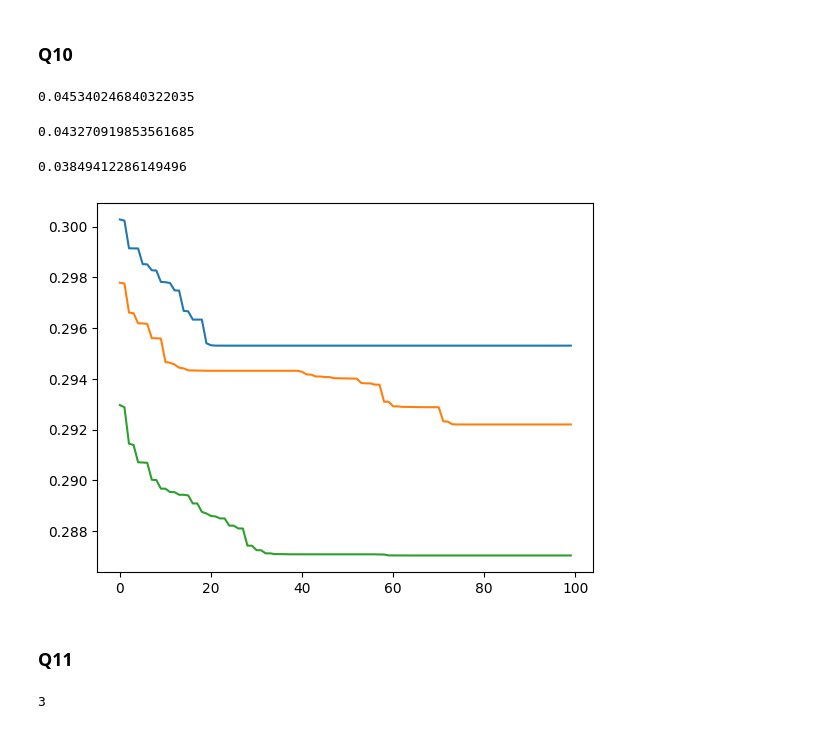
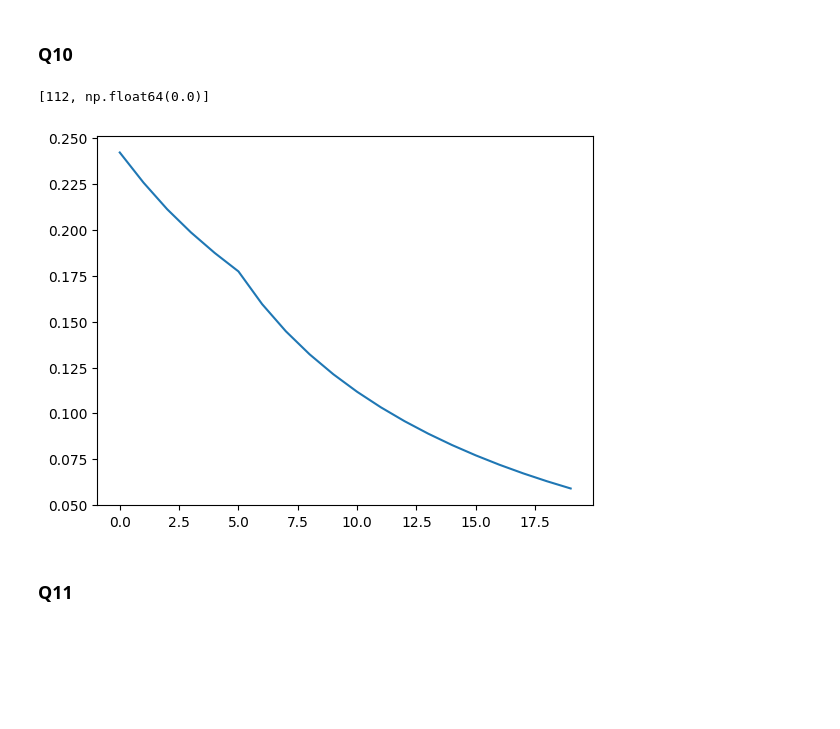
Before and after one commit to matthieuneau/l-bgfs, a Jupyter notebook: tp.ipynb, the cells around one changed output. Saved outputs shown, nothing was run; the diff lists cells and outputs as text; code cells hidden in the pictures; blank space fills up the shorter version.

```diff
--- a/tp.ipynb
+++ b/tp.ipynb
@@ -266,8 +229,8 @@ for _ in range(20):
 ### Q7
 # %%
 def bfgs(x0: np.ndarray, H0: np.ndarray, t0: float, c_armijo: float, c_curvature: float, n_iter: int):
-    x = x0
-    H = H0
+    x = x0.copy()
+    H = H0.copy()
     g = grad_loss(x)
     loss_history = []
 
@@ -276,7 +239,6 @@ def bfgs(x0: np.ndarray, H0: np.ndarray, t0: float, c_armijo: float, c_curvature
         t = t0
         x_new = x + t * p
         g_new = grad_loss(x_new)
-        count = 0
 
         while (loss(x + t*p) > loss(x) + c_armijo * t * np.dot(g, p)):
             t *= 0.5
@@ -298,7 +260,7 @@ def bfgs(x0: np.ndarray, H0: np.ndarray, t0: float, c_armijo: float, c_curvature
     return x, loss_history
 # %%
 for _ in range(5):
-    x0 = np.random.rand(n_features)/n_features
+    x0 = np.zeros(n_features)
     H0 = np.eye(n_features)
     t0 = 1
     c_armijo = 0.01
@@ -342,7 +306,7 @@ def stochastic_bfgs(x0: np.ndarray, H0: np.ndarray, t0: float, c_armijo: float,
     return x, loss_history
 # %%
 for _ in range(5):
-    x0 = np.random.randn(n_features)/n_features
+    x0 = np.zeros(n_features)
     H0 = np.eye(n_features)
     t0 = 1
     n_iter = 100
@@ -369,8 +335,8 @@ The update of $H$ at each iteration represents $d$ updates of $d$-dimensional ve
 ### Q10
 # %%
 def regularized_bfgs(x0: np.ndarray, H0: np.ndarray, t0: float, c_armijo: float, c_curvature: float, lambda_:float, n_iter: int):
-    x = x0
-    H = H0
+    x = x0.copy()
+    H = H0.copy()
     g = regularized_grad(x, lambda_)
     regularized_loss_history = []
 
@@ -381,7 +347,7 @@ def regularized_bfgs(x0: np.ndarray, H0: np.ndarray, t0: float, c_armijo: float,
         g_new = regularized_grad(x_new, lambda_)
         count = 0
 
-        while (regularized_loss(x + t*p, lambda_) > regularized_loss(x, lambda_) + c_armijo * t * np.dot(g, p)):
+        while (loss(x + t*p) > loss(x) + c_armijo * t * np.dot(g, p)):
             t *= 0.5
             x_new = x + t * p
             g_new = regularized_grad(x_new, lambda_)
@@ -392,30 +358,28 @@ def regularized_bfgs(x0: np.ndarray, H0: np.ndarray, t0: float, c_armijo: float,
 
         s = x_new - x
         y = g_new - g
-        if np.dot(s, y) > 0:
-            H = (np.eye(n_features) - np.outer(s, y)/np.dot(s,y)).T @ H @ (np.eye(n_features) - np.outer(s, y)/np.dot(s,y)) + np.outer(s, s)/np.dot(s, y)
-        # H = H + np.outer(s, s)/np.dot(s, y) - (H @ (np.outer(y, y)) @ H)/np.dot(y, H @ y)
+        # if np.dot(s, y) > 0:
+        #     H = (np.eye(n_features) - np.outer(s, y)/np.dot(s,y)).T @ H @ (np.eye(n_features) - np.outer(s, y)/np.dot(s,y)) + np.outer(s, s)/np.dot(s, y)
+        H = H + np.outer(s, s)/np.dot(s, y) - (H @ (np.outer(y, y)) @ H)/np.dot(y, H @ y)
         x, g = x_new, g_new
         regularized_loss_history.append(regularized_loss(x, lambda_))
 
     return x, regularized_loss_history
 # %%
 for _ in range(1):
-    x0 = np.random.rand(n_features)/n_features
+    x0 = np.zeros(n_features)
     H0 = np.eye(n_features)
     t0 = .1
-    c_armijo = 0.001
+    c_armijo = 0.01
     c_curvature = 0.9
-    lambda_ = .1
-    n_iter = 100
+    lambda_ = 0
+    n_iter = 20
     x_res, loss_history = regularized_bfgs(x0, H0, t0, c_armijo, c_curvature, lambda_, n_iter)
-    print(lambda_ * np.linalg.norm(x_res, ord=1))
+    print([np.count_nonzero(x_res), lambda_ * np.linalg.norm(x_res, ord=1)])
     plt.plot(range(n_iter), loss_history)
 # %% [output]
-0.045340246840322035
+[112, np.float64(0.0)]
-0.043270919853561685
-0.03849412286149496
-[figure, old version]
+[figure, new version]
 # %% [markdown]
 ### Q11
 # %%
@@ -464,11 +437,3 @@ def l_bfgs(x0: np.ndarray, H0: np.ndarray, t0: float, c_armijo: float, c_curvatu
         loss_history.append(loss(x))
 
     return x, loss_history
-# %%
-q = deque(maxlen=3)
-q.append(1)
-q.append(2)
-q.append(3)
-q[-1]
-# %% [output]
-3
```
Also changed, not shown: parts of 15 cells of this notebook.
